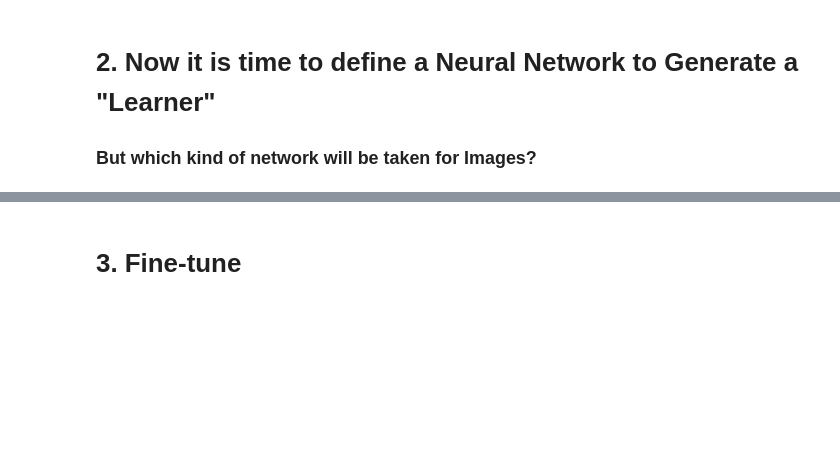
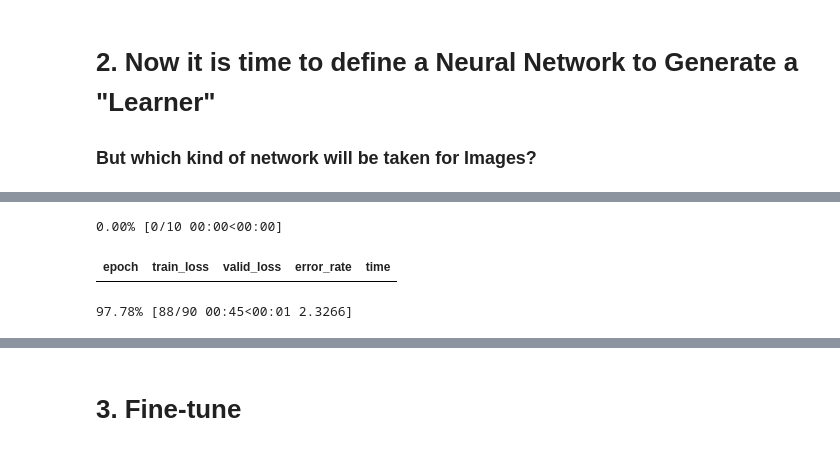
Before and after one commit to NikonPic/Lecture-TUM-MW-3665, a Jupyter notebook: 09_Data Science.ipynb, the cells around one changed output, grey strips where cells are left out. Saved outputs shown, nothing was run; the diff lists cells and outputs as text; code cells hidden in the pictures; blank space fills up the shorter version.

```diff
--- a/09_Data Science.ipynb
+++ b/09_Data Science.ipynb
@@ -112,6 +115,11 @@ learn.summary()
 # %% [markdown]
 <img src="./img/resnet34.png">
 # %%
-learn.fit_one_cycle(4) # train for 4 cycles
-learn.save('./mini_train') # save the result
+learn.fit_one_cycle(10) # train for 5 cycles
+learn.save('./stage1') # save the result
+learn.recorder.plot_losses()
+# %% [output]
+0.00% [0/10 00:00<00:00]
+| epoch | train_loss | valid_loss | error_rate | time |
+97.78% [88/90 00:45<00:01 2.3266]
 # %%
```
Also changed, not shown: parts of 18 cells of this notebook.
